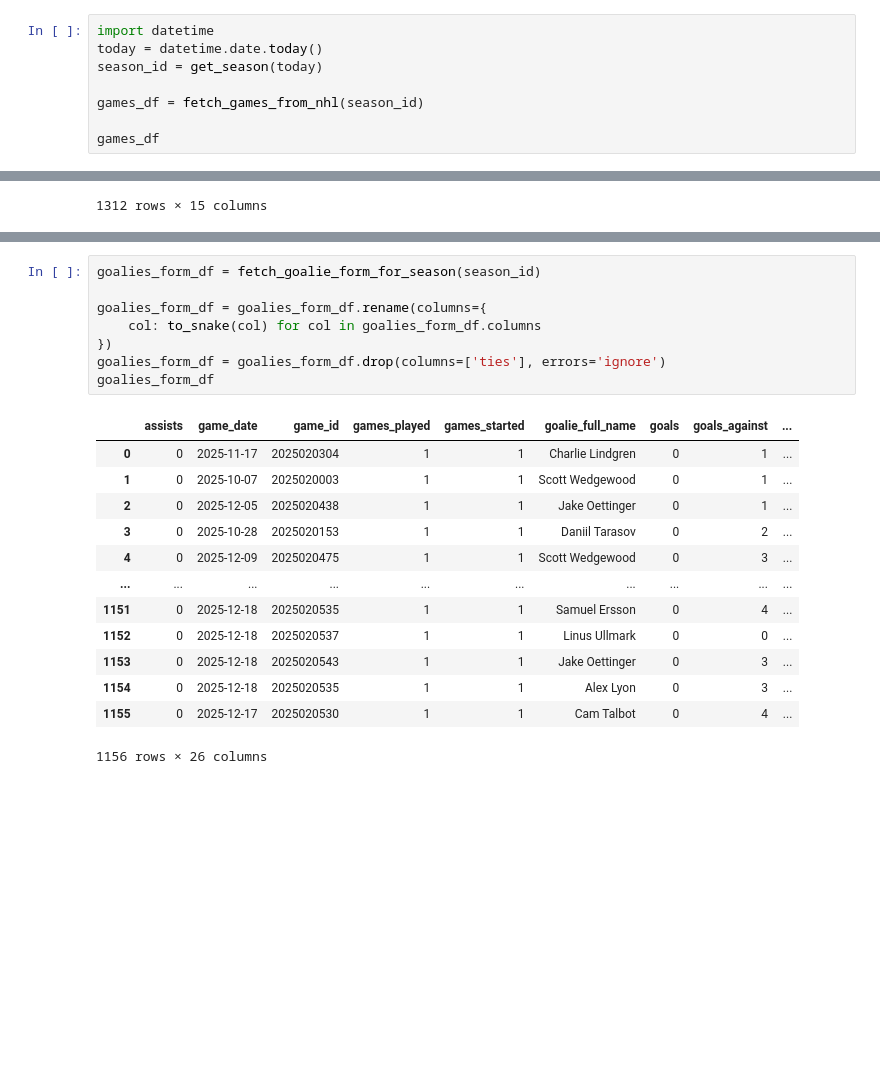
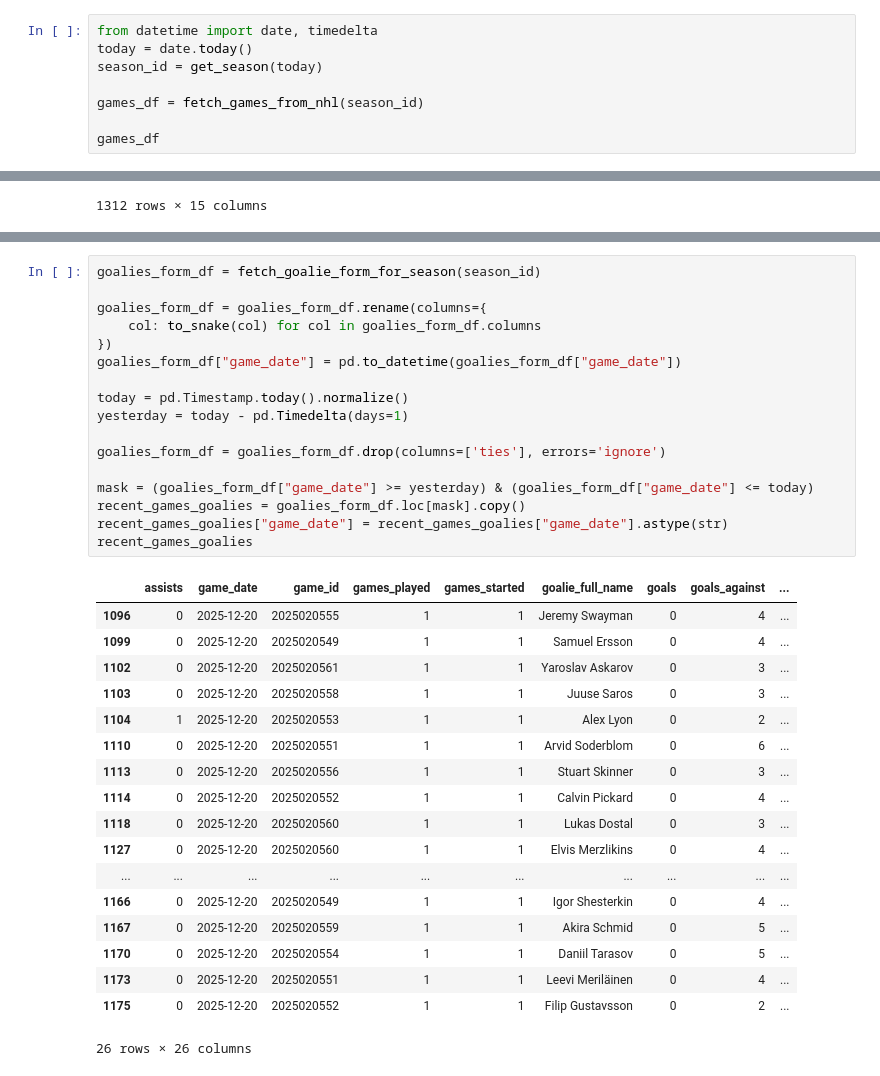
Before and after one commit to jacobb260/hockey-agent, a Jupyter notebook: notebooks/match_data_pipeline.ipynb, the cells around one changed output, grey strips where cells are left out. Cells and saved outputs as stored; diff of their text form; blank space fills up the shorter version.

```diff
--- a/notebooks/match_data_pipeline.ipynb
+++ b/notebooks/match_data_pipeline.ipynb
@@ -45,8 +45,8 @@ team_id_to_name = dict(
     zip(teams_df["id"], teams_df["fullName"])
 )
 # %%
-import datetime
-today = datetime.date.today()
+from datetime import date, timedelta
+today = date.today()
 season_id = get_season(today)
 
 games_df = fetch_games_from_nhl(season_id)
@@ -168,25 +195,39 @@ https://eu-west.cloud.hopsworks.ai:443/p/3193/jobs/named/players_form_1_offline_
 # %%
 goalies_form_df = fetch_goalie_form_for_season(season_id)
 
 goalies_form_df = goalies_form_df.rename(columns={
     col: to_snake(col) for col in goalies_form_df.columns
 })
+goalies_form_df["game_date"] = pd.to_datetime(goalies_form_df["game_date"])
+
+today = pd.Timestamp.today().normalize()
+yesterday = today - pd.Timedelta(days=1)
+
 goalies_form_df = goalies_form_df.drop(columns=['ties'], errors='ignore')
-goalies_form_df
+
+mask = (goalies_form_df["game_date"] >= yesterday) & (goalies_form_df["game_date"] <= today)
+recent_games_goalies = goalies_form_df.loc[mask].copy()
+recent_games_goalies["game_date"] = recent_games_goalies["game_date"].astype(str)
+recent_games_goalies
 # %% [output]
 |  | assists | game_date | game_id | games_played | games_started | goalie_full_name | goals | goals_against | ... |
-| 0 | 0 | 2025-11-17 | 2025020304 | 1 | 1 | Charlie Lindgren | 0 | 1 | ... |
-| 1 | 0 | 2025-10-07 | 2025020003 | 1 | 1 | Scott Wedgewood | 0 | 1 | ... |
-| 2 | 0 | 2025-12-05 | 2025020438 | 1 | 1 | Jake Oettinger | 0 | 1 | ... |
-| 3 | 0 | 2025-10-28 | 2025020153 | 1 | 1 | Daniil Tarasov | 0 | 2 | ... |
-| 4 | 0 | 2025-12-09 | 2025020475 | 1 | 1 | Scott Wedgewood | 0 | 3 | ... |
+| 1096 | 0 | 2025-12-20 | 2025020555 | 1 | 1 | Jeremy Swayman | 0 | 4 | ... |
+| 1099 | 0 | 2025-12-20 | 2025020549 | 1 | 1 | Samuel Ersson | 0 | 4 | ... |
+| 1102 | 0 | 2025-12-20 | 2025020561 | 1 | 1 | Yaroslav Askarov | 0 | 3 | ... |
+| 1103 | 0 | 2025-12-20 | 2025020558 | 1 | 1 | Juuse Saros | 0 | 3 | ... |
+| 1104 | 1 | 2025-12-20 | 2025020553 | 1 | 1 | Alex Lyon | 0 | 2 | ... |
+| 1110 | 0 | 2025-12-20 | 2025020551 | 1 | 1 | Arvid Soderblom | 0 | 6 | ... |
+| 1113 | 0 | 2025-12-20 | 2025020556 | 1 | 1 | Stuart Skinner | 0 | 3 | ... |
+| 1114 | 0 | 2025-12-20 | 2025020552 | 1 | 1 | Calvin Pickard | 0 | 4 | ... |
+| 1118 | 0 | 2025-12-20 | 2025020560 | 1 | 1 | Lukas Dostal | 0 | 3 | ... |
+| 1127 | 0 | 2025-12-20 | 2025020560 | 1 | 1 | Elvis Merzlikins | 0 | 4 | ... |
 | ... | ... | ... | ... | ... | ... | ... | ... | ... | ... |
-| 1151 | 0 | 2025-12-18 | 2025020535 | 1 | 1 | Samuel Ersson | 0 | 4 | ... |
-| 1152 | 0 | 2025-12-18 | 2025020537 | 1 | 1 | Linus Ullmark | 0 | 0 | ... |
-| 1153 | 0 | 2025-12-18 | 2025020543 | 1 | 1 | Jake Oettinger | 0 | 3 | ... |
-| 1154 | 0 | 2025-12-18 | 2025020535 | 1 | 1 | Alex Lyon | 0 | 3 | ... |
-| 1155 | 0 | 2025-12-17 | 2025020530 | 1 | 1 | Cam Talbot | 0 | 4 | ... |
+| 1166 | 0 | 2025-12-20 | 2025020549 | 1 | 1 | Igor Shesterkin | 0 | 4 | ... |
+| 1167 | 0 | 2025-12-20 | 2025020559 | 1 | 1 | Akira Schmid | 0 | 5 | ... |
+| 1170 | 0 | 2025-12-20 | 2025020554 | 1 | 1 | Daniil Tarasov | 0 | 5 | ... |
+| 1173 | 0 | 2025-12-20 | 2025020551 | 1 | 1 | Leevi Meriläinen | 0 | 4 | ... |
+| 1175 | 0 | 2025-12-20 | 2025020552 | 1 | 1 | Filip Gustavsson | 0 | 2 | ... |
-1156 rows × 26 columns
+26 rows × 26 columns
 # %%
 fs = project.get_feature_store()
 
```
Also changed, not shown: parts of 7 cells of this notebook, 2 other files.
